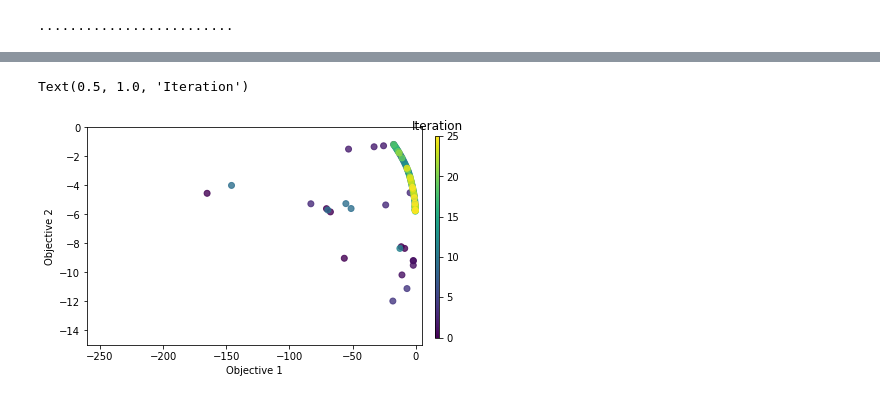
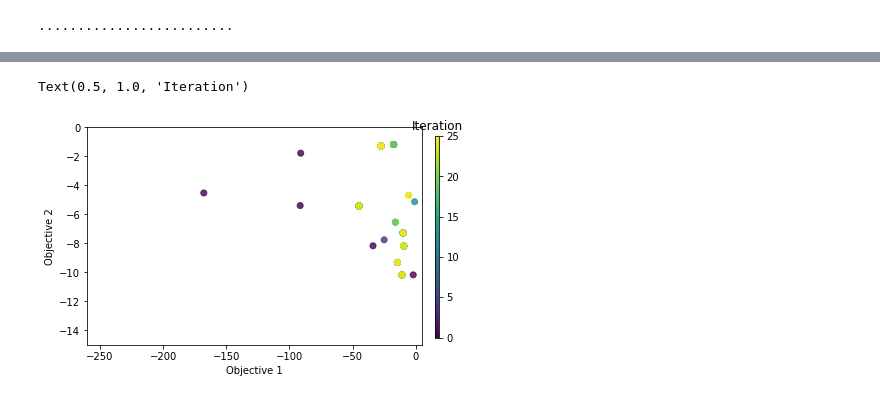
Before and after one commit to pozzo-research-group/HEAD, a Jupyter notebook: notebooks/06-BOTorch MOO.ipynb, the cells around one changed output, grey strips where cells are left out. Drawn from its saved outputs; the diff is of its cells as text; code cells hidden in the pictures.

Commit message:
NB 06 works with discrete samples; need to figure out problem formulation and the computation of acquisition function

```diff
--- a/notebooks/06-BOTorch MOO.ipynb
+++ b/notebooks/06-BOTorch MOO.ipynb
@@ -20,20 +27,22 @@ problem = BraninCurrin(negate=True).to(**tkwargs)
 # %%
 # 1. design space
-
 from head import Grid
 import numpy as np
 
 X = np.linspace(0,1, num=10)
 Y = np.linspace(0,1, num=10)
 grid = Grid(X,Y)
+
 def generate_initial_data(n=6):
     points = torch.from_numpy(grid.points)
     soboleng = torch.quasirandom.SobolEngine(dimension=1)
-    train_xid = torch.floor(soboleng.draw(10)*10).to(**tkwargs)
+    train_xid = torch.floor(soboleng.draw(n)*len(grid)).to(**tkwargs)
     train_x = points[train_xid.long(),:]
     train_obj = problem(train_x)
 
-    return train_x, train_obj
+    return torch.squeeze(train_x), torch.squeeze(train_obj)
+
+train_x, train_obj = generate_initial_data(n=6)
 # %%
 # 2. define your model
 from botorch.models.gp_regression import SingleTaskGP
@@ -47,19 +56,40 @@ def initialize_model(train_x, train_obj):
                          outcome_transform=Standardize(m=train_obj.shape[-1]))
     mll = ExactMarginalLogLikelihood(model.likelihood, model)
     return mll, model
+
+mll, model = initialize_model(train_x, train_obj)
 # %%
 # 3. Define acqusition function
 from botorch.utils.multi_objective.box_decompositions.non_dominated import NondominatedPartitioning
 from botorch.acquisition.multi_objective.monte_carlo import qExpectedHypervolumeImprovement
+from botorch.sampling.samplers import SobolQMCNormalSampler
 
-partitioning = NondominatedPartitioning(ref_point=problem.ref_point, Y=train_obj)
+partitioning = NondominatedPartitioning(ref_point=ref_point, Y=train_obj)
+MC_SAMPLES = 128
 qehvi_sampler = SobolQMCNormalSampler(num_samples=MC_SAMPLES)
 
-acq_func = qExpectedHypervolumeImprovement(
+
+acq_fun = lambda model: qExpectedHypervolumeImprovement(
     model=model,
-    ref_point=problem.ref_point.tolist(),  # use known reference point
+    ref_point=ref_point.tolist(),  # use known reference point
     partitioning=partitioning,
     sampler=qehvi_sampler,
 )
 # %%
 # 4. define a optimization routine for acqusition function
+from botorch.optim.optimize import optimize_acqf_discrete
+from botorch.utils.transforms import unnormalize
+
+BATCH_SIZE = 4
+NUM_RESTARTS = 20
+RAW_SAMPLES = 1024
+
+def selector(f):
+    choices = torch.from_numpy(grid.points)
+    new_x, _ = optimize_acqf_discrete(
+        acq_function = f,
+        q=BATCH_SIZE,
+        choices = choices
+    )
+    new_obj = problem(new_x)
+    return new_x, new_obj
@@ -200,27 +177,26 @@ ax.legend(loc="lower right")
 # %%
 from matplotlib.cm import ScalarMappable
-
 
 fig, axes = plt.subplots(1, 1)
 cm = plt.cm.get_cmap('viridis')
 
 batch_number = torch.cat(
     [torch.zeros(6), torch.arange(1, N_ITERATIONS+1).repeat(BATCH_SIZE, 1).t().reshape(-1)]
 ).numpy()
 
-sc = axes.scatter(train_obj_qehvi[:, 0].cpu().numpy(), train_obj_qehvi[:,1].cpu().numpy(),
+sc = axes.scatter(train_obj[:, 0].cpu().numpy(), train_obj[:,1].cpu().numpy(),
     c=batch_number, alpha=0.8,
 )
 axes.set_xlabel("Objective 1")
 axes.set_xlim(-260, 5)
 axes.set_ylim(-15, 0)
 axes.set_ylabel("Objective 2")
 norm = plt.Normalize(batch_number.min(), batch_number.max())
 sm =  ScalarMappable(norm=norm, cmap=cm)
 sm.set_array([])
 cbar_ax = fig.add_axes([0.93, 0.15, 0.01, 0.7])
 cbar = fig.colorbar(sm, cax=cbar_ax)
 cbar.ax.set_title("Iteration")
 # %% [output]
 Text(0.5, 1.0, 'Iteration')
-[figure, old version]
+[figure, new version]
```
Also changed, not shown: parts of 7 cells of this notebook.
